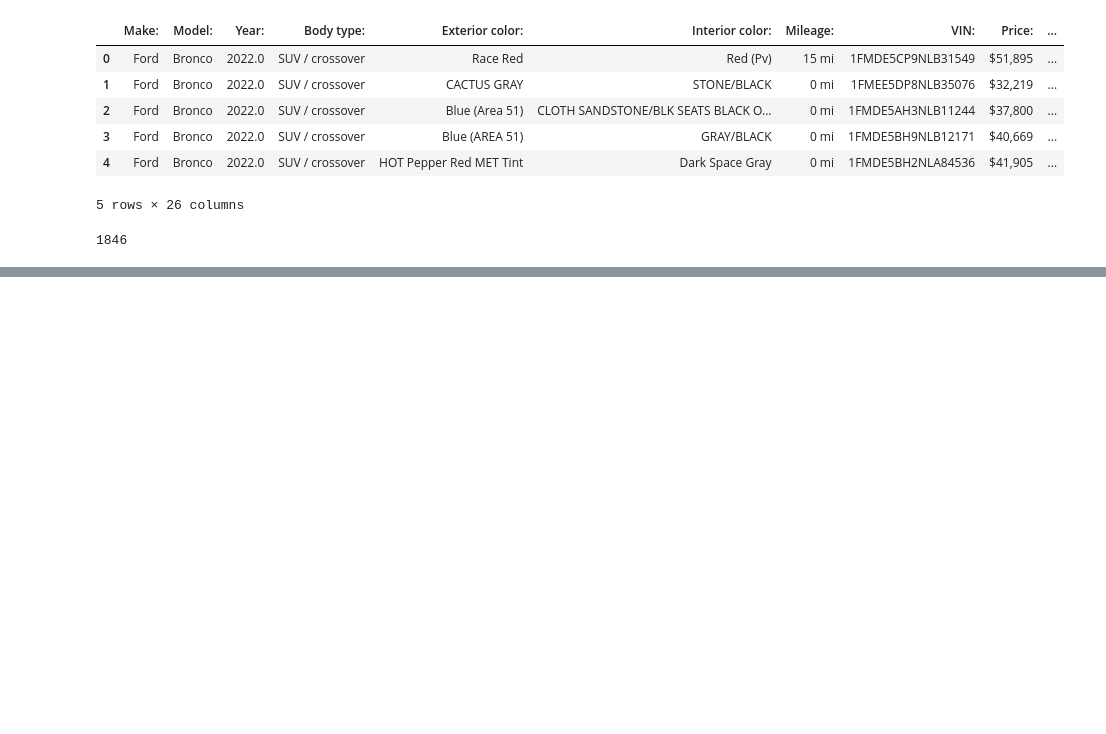
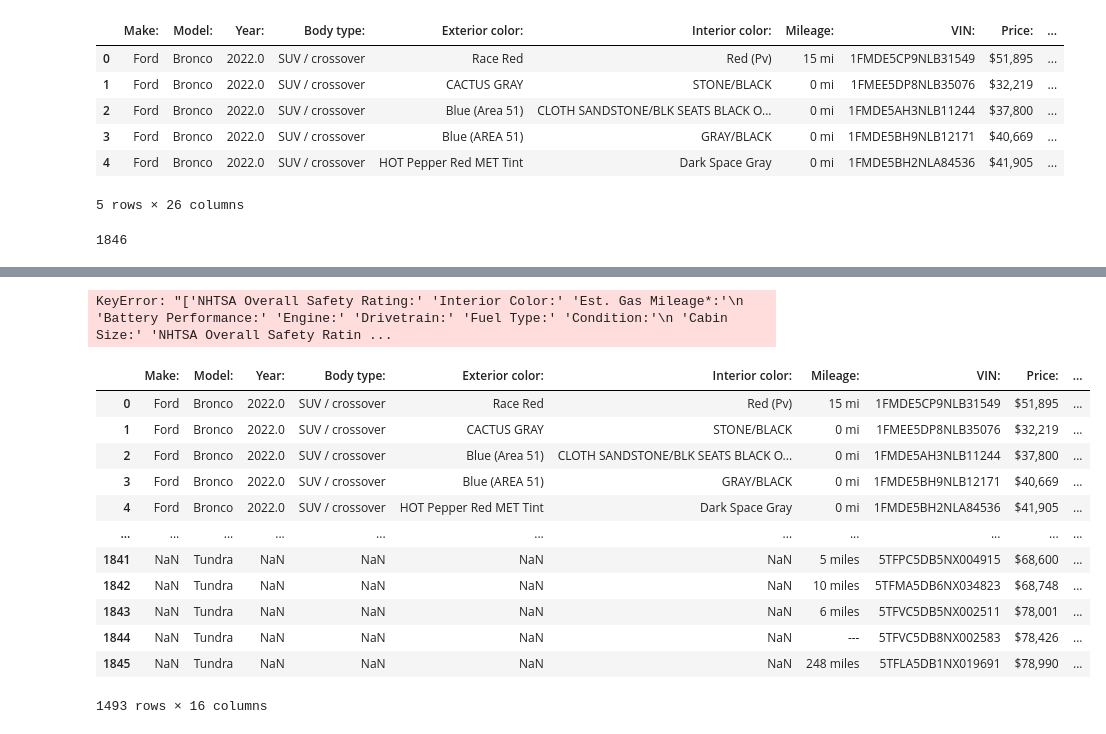
Before and after one commit to RL-Lane/Gouge, a Jupyter notebook: Notebooks/Scraping CSV's Merged.ipynb, the cells around one changed output, grey strips where cells are left out. Drawn from its saved outputs; the diff is of its cells as text; code cells hidden in the pictures; blank space fills up the shorter version.

```diff
--- a/Notebooks/Scraping CSV's Merged.ipynb
+++ b/Notebooks/Scraping CSV's Merged.ipynb
@@ -226,0 +307,10 @@ all_scraping_data.to_csv('../Resources/all_scraping_data2.csv', index=False)
+# %%
+all_scraping_data2['Address:'] = ""
+
+for index, row in all_scraping_data2.iterrows():
+    if len(row["Dealer Address:"]) != None:
+        row['Address:'] = row["Dealer Address:"]
+    elif len(row["Location:"]) != None:
+        row['Address:'] = row["Location:"]
+
+all_scraping_data2[['Address:', 'Dealer Address:', "Location:"]]
@@ -226,0 +355,10 @@ all_scraping_data.to_csv('../Resources/all_scraping_data2.csv', index=False)
+# %%
+all_scraping_data2['Address:'] = ""
+
+for index, row in all_scraping_data2.iterrows():
+    if "TX" in row["Dealer Address:"]:
+        row['Address:'] = row["Dealer Address:"]
+    elif "TX" in row["Location:"]:
+        row['Address:'] = row["Location:"]
+
+all_scraping_data2[['Address:', 'Dealer Address:', "Location:"]]
@@ -226,0 +383,3 @@ all_scraping_data.to_csv('../Resources/all_scraping_data2.csv', index=False)
+# %%
+all_scraping_data2 = all_scraping_data2.loc[all_scraping_data2["Dealer Address:"].str.contains('TX')]
+all_scraping_data2.head()
@@ -226,0 +394,33 @@ all_scraping_data.to_csv('../Resources/all_scraping_data2.csv', index=False)
+# %%
+all_scraping_data2 = all_scraping_data2.drop(columns=[#'Location:',
+                                                     'NHTSA Overall Safety Rating:',
+                                                     'Interior Color:',
+                                                      'Est. Gas Mileage*:',
+                                                      'Battery Performance:',
+                                                      'Engine:',
+                                                      'Drivetrain:',
+                                                      'Fuel Type:',
+                                                      'Condition:',
+                                                      'Cabin Size:',
+                                                      'NHTSA Overall Safety Rating:',
+                                                      'Address:'])
+all_scraping_data2
+# %% [output]
+KeyError: "['NHTSA Overall Safety Rating:' 'Interior Color:' 'Est. Gas Mileage*:'\n 'Battery Performance:' 'Engine:' 'Drivetrain:' 'Fuel Type:' 'Condition:'\n 'Cabin Size:' 'NHTSA Overall Safety Ratin ...
+# %%
+all_scraping_data3 = all_scraping_data2
+all_scraping_data3
+# %% [output]
+|  | Make: | Model: | Year: | Body type: | Exterior color: | Interior color: | Mileage: | VIN: | Price: | ... |
+| 0 | Ford | Bronco | 2022.0 | SUV / crossover | Race Red | Red (Pv) | 15 mi | 1FMDE5CP9NLB31549 | $51,895 | ... |
+| 1 | Ford | Bronco | 2022.0 | SUV / crossover | CACTUS GRAY | STONE/BLACK | 0 mi | 1FMEE5DP8NLB35076 | $32,219 | ... |
+| 2 | Ford | Bronco | 2022.0 | SUV / crossover | Blue (Area 51) | CLOTH SANDSTONE/BLK SEATS BLACK O... | 0 mi | 1FMDE5AH3NLB11244 | $37,800 | ... |
+| 3 | Ford | Bronco | 2022.0 | SUV / crossover | Blue (AREA 51) | GRAY/BLACK | 0 mi | 1FMDE5BH9NLB12171 | $40,669 | ... |
+| 4 | Ford | Bronco | 2022.0 | SUV / crossover | HOT Pepper Red MET Tint | Dark Space Gray | 0 mi | 1FMDE5BH2NLA84536 | $41,905 | ... |
+| ... | ... | ... | ... | ... | ... | ... | ... | ... | ... | ... |
+| 1841 | NaN | Tundra | NaN | NaN | NaN | NaN | 5 miles | 5TFPC5DB5NX004915 | $68,600 | ... |
+| 1842 | NaN | Tundra | NaN | NaN | NaN | NaN | 10 miles | 5TFMA5DB6NX034823 | $68,748 | ... |
+| 1843 | NaN | Tundra | NaN | NaN | NaN | NaN | 6 miles | 5TFVC5DB5NX002511 | $78,001 | ... |
+| 1844 | NaN | Tundra | NaN | NaN | NaN | NaN | --- | 5TFVC5DB8NX002583 | $78,426 | ... |
+| 1845 | NaN | Tundra | NaN | NaN | NaN | NaN | 248 miles | 5TFLA5DB1NX019691 | $78,990 | ... |
+1493 rows × 16 columns
```
Also changed, not shown: parts of 25 cells of this notebook.
